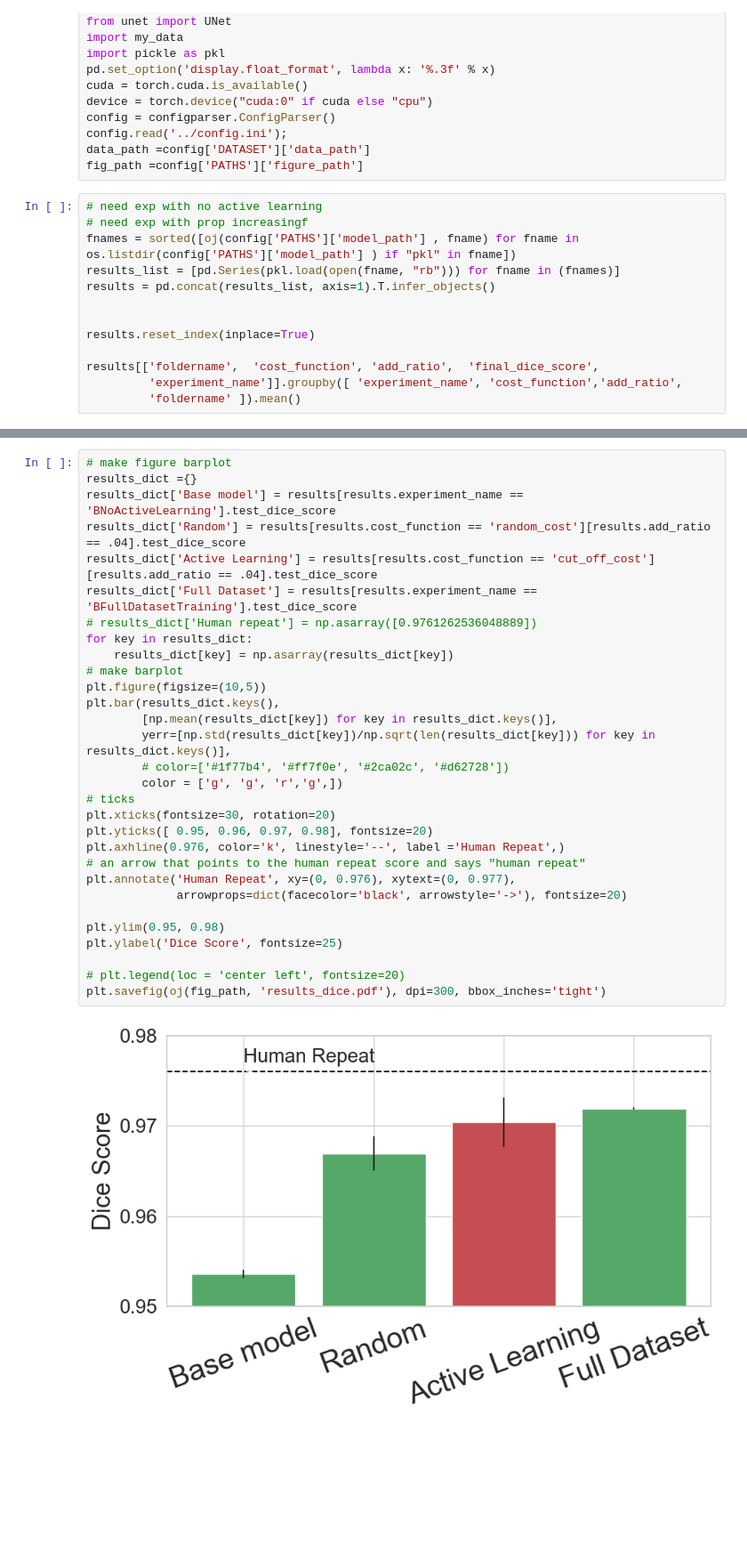
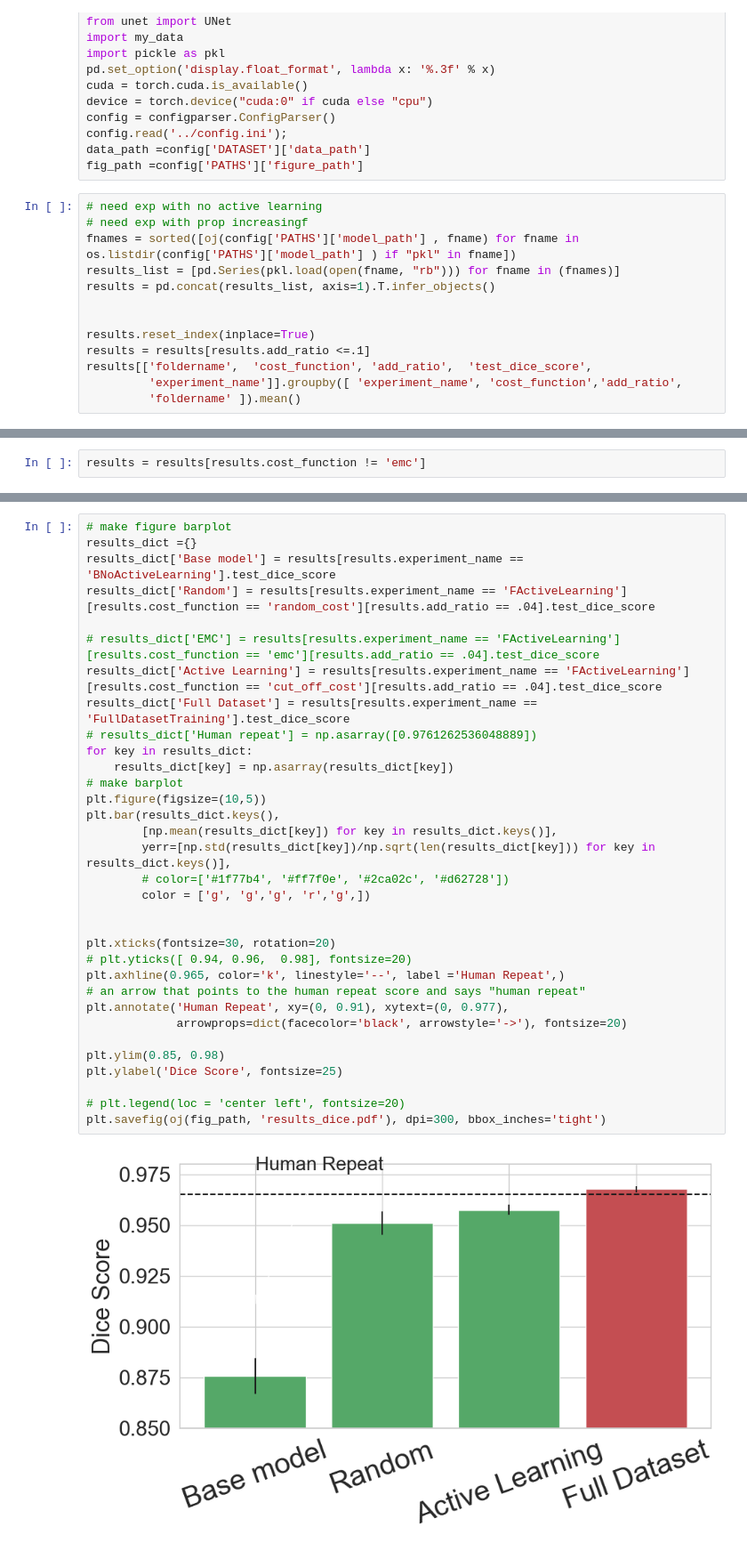
Before and after one commit to laura-rieger/segmenter, a Jupyter notebook: notebooks/Results.ipynb, the cells around one changed output, grey strips where cells are left out. Shown at 89% size. Saved outputs shown, nothing was run; the diff lists cells and outputs as text; blank space fills up the shorter version.

```diff
--- a/notebooks/Results.ipynb
+++ b/notebooks/Results.ipynb
@@ -36,8 +36,8 @@ results = pd.concat(results_list, axis=1).T.infer_objects()
 
 
 results.reset_index(inplace=True)
-
-results[['foldername',  'cost_function', 'add_ratio',  'final_dice_score',
+results = results[results.add_ratio <=.1]
+results[['foldername',  'cost_function', 'add_ratio',  'test_dice_score',
          'experiment_name']].groupby([ 'experiment_name', 'cost_function','add_ratio',
          'foldername' ]).mean()
 # %% [output]
@@ -57,0 +62,2 @@ results[['foldername',  'cost_function', 'add_ratio',  'final_dice_score',
+# %%
+results = results[results.cost_function != 'emc']
@@ -58,35 +83,38 @@ results[['foldername',  'cost_function', 'add_ratio',  'final_dice_score',
 # %%
 # make figure barplot
 results_dict ={}
 results_dict['Base model'] = results[results.experiment_name == 'BNoActiveLearning'].test_dice_score
-results_dict['Random'] = results[results.cost_function == 'random_cost'][results.add_ratio == .04].test_dice_score
-results_dict['Active Learning'] = results[results.cost_function == 'cut_off_cost'][results.add_ratio == .04].test_dice_score
-results_dict['Full Dataset'] = results[results.experiment_name == 'BFullDatasetTraining'].test_dice_score
+results_dict['Random'] = results[results.experiment_name == 'FActiveLearning'][results.cost_function == 'random_cost'][results.add_ratio == .04].test_dice_score
+
+# results_dict['EMC'] = results[results.experiment_name == 'FActiveLearning'][results.cost_function == 'emc'][results.add_ratio == .04].test_dice_score
+results_dict['Active Learning'] = results[results.experiment_name == 'FActiveLearning'][results.cost_function == 'cut_off_cost'][results.add_ratio == .04].test_dice_score
+results_dict['Full Dataset'] = results[results.experiment_name == 'FullDatasetTraining'].test_dice_score
 # results_dict['Human repeat'] = np.asarray([0.9761262536048889])
 for key in results_dict:
     results_dict[key] = np.asarray(results_dict[key])
 # make barplot
 plt.figure(figsize=(10,5))
 plt.bar(results_dict.keys(),
         [np.mean(results_dict[key]) for key in results_dict.keys()],
         yerr=[np.std(results_dict[key])/np.sqrt(len(results_dict[key])) for key in results_dict.keys()],
         # color=['#1f77b4', '#ff7f0e', '#2ca02c', '#d62728'])
-        color = ['g', 'g', 'r','g',])
-# ticks
+        color = ['g', 'g','g', 'r','g',])
+
+
 plt.xticks(fontsize=30, rotation=20)
-plt.yticks([ 0.95, 0.96, 0.97, 0.98], fontsize=20)
-plt.axhline(0.976, color='k', linestyle='--', label ='Human Repeat',)
+# plt.yticks([ 0.94, 0.96,  0.98], fontsize=20)
+plt.axhline(0.965, color='k', linestyle='--', label ='Human Repeat',)
 # an arrow that points to the human repeat score and says "human repeat"
-plt.annotate('Human Repeat', xy=(0, 0.976), xytext=(0, 0.977),
+plt.annotate('Human Repeat', xy=(0, 0.91), xytext=(0, 0.977),
              arrowprops=dict(facecolor='black', arrowstyle='->'), fontsize=20)
 
-plt.ylim(0.95, 0.98)
+plt.ylim(0.85, 0.98)
 plt.ylabel('Dice Score', fontsize=25)
 
 # plt.legend(loc = 'center left', fontsize=20)
 plt.savefig(oj(fig_path, 'results_dice.pdf'), dpi=300, bbox_inches='tight')
 # %% [output]
-[figure, old version]
+[figure, new version]
 # %%
 import seaborn as sns
 #lineplot
```
Also changed, not shown: parts of 3 cells of this notebook, 15 other files.
